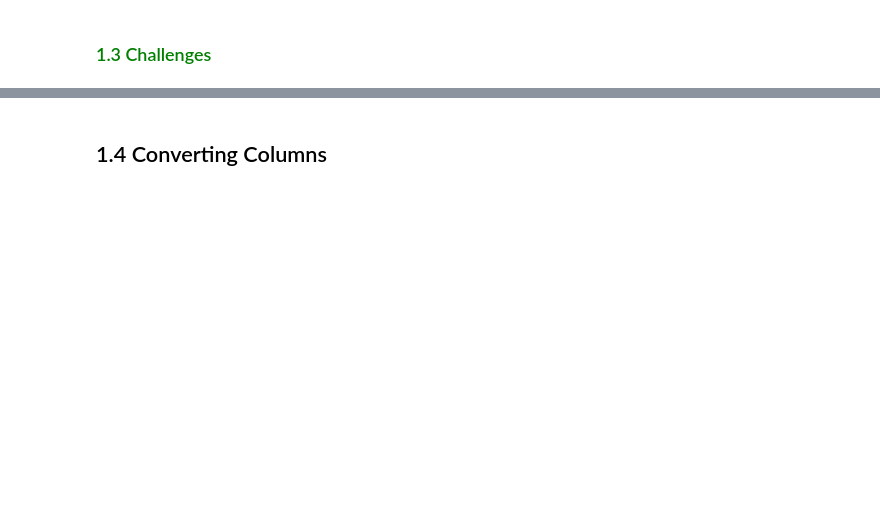
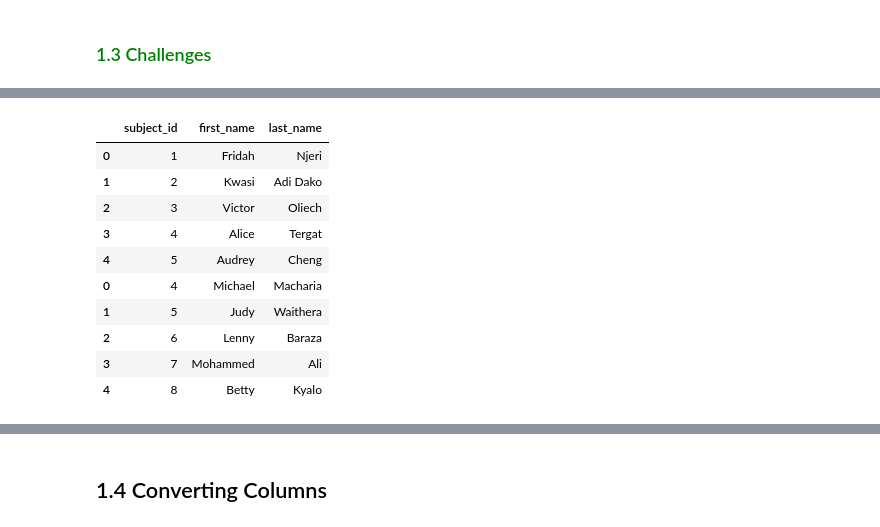
Before and after one commit to pavansai909/python, a Jupyter notebook: Pandas_Basics.ipynb, the cells around one changed output, grey strips where cells are left out. Cells and saved outputs as stored; diff of their text form; code cells hidden in the pictures; blank space fills up the shorter version.

```diff
--- a/Pandas_Basics.ipynb
+++ b/Pandas_Basics.ipynb
@@ -598,3 +680,34 @@ OUR CODE GOES HERE
+# %%
+# Challenge 3
+# Create dataframes using dt1 and dt2 from Challenge 1 then merge based on indexes
+#
+dt1 = {
+        'subject_id': ['1', '2', '3', '4', '5'],
+        'first_name': ['Fridah', 'Kwasi', 'Victor', 'Alice', 'Audrey'],
+        'last_name': ['Njeri', 'Adi Dako', 'Oliech', 'Tergat', 'Cheng']}
+
+dt2 = {
+        'subject_id': ['4', '5', '6', '7', '8'],
+        'first_name': ['Michael', 'Judy', 'Lenny', 'Mohammed', 'Betty'],
+        'last_name': ['Macharia', 'Waithera', 'Baraza', 'Ali', 'Kyalo']}
+df1 = pd.DataFrame.from_dict(dt1, orient='columns')
+df1
+df2 = pd.DataFrame.from_dict(dt2, orient='columns')
+df2
+
+pd.concat((df1,df2),axis=0)
+# %% [output]
+|  | subject_id | first_name | last_name |
+| 0 | 1 | Fridah | Njeri |
+| 1 | 2 | Kwasi | Adi Dako |
+| 2 | 3 | Victor | Oliech |
+| 3 | 4 | Alice | Tergat |
+| 4 | 5 | Audrey | Cheng |
+| 0 | 4 | Michael | Macharia |
+| 1 | 5 | Judy | Waithera |
+| 2 | 6 | Lenny | Baraza |
+| 3 | 7 | Mohammed | Ali |
+| 4 | 8 | Betty | Kyalo |
 # %%
 # Challenge 4
 # Create a dataframe from the following url (http://bit.ly/MDSTelecomData), then
```
Also changed, not shown: parts of 31 cells of this notebook, 3 other files.
